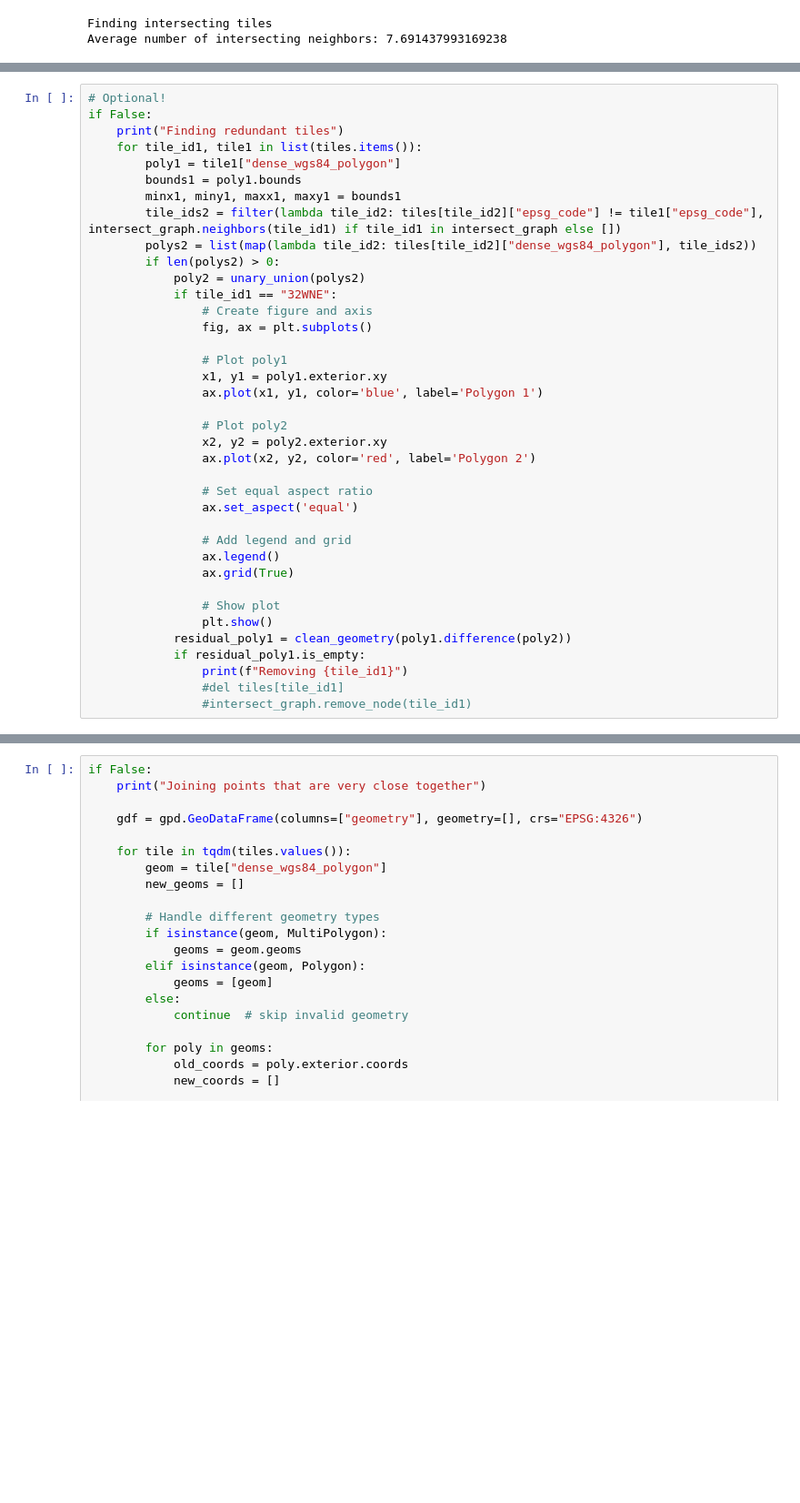
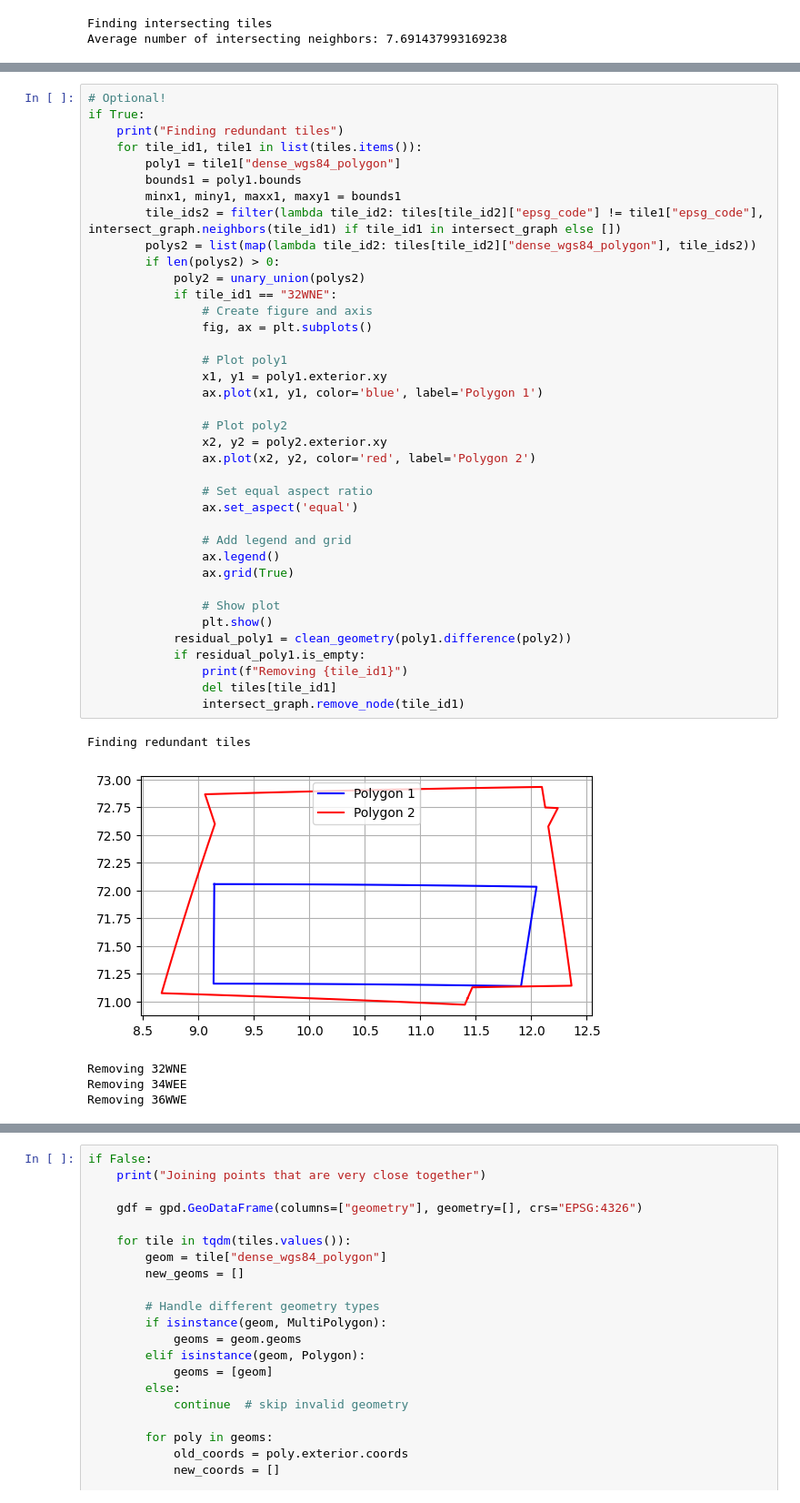
Before and after one commit to hamk-uas/preferred-tile, a Jupyter notebook: create_grid.ipynb, the cells around one changed output, grey strips where cells are left out. Shown at 91% size. Saved outputs shown, nothing was run; the diff lists cells and outputs as text; blank space fills up the shorter version.

```diff
--- a/create_grid.ipynb
+++ b/create_grid.ipynb
@@ -263,41 +381,47 @@ display(list(intersect_graph.neighbors("31TGF")))
 # %%
 # Optional!
-if False:
+if True:
     print("Finding redundant tiles")
     for tile_id1, tile1 in list(tiles.items()):
         poly1 = tile1["dense_wgs84_polygon"]
         bounds1 = poly1.bounds
         minx1, miny1, maxx1, maxy1 = bounds1
         tile_ids2 = filter(lambda tile_id2: tiles[tile_id2]["epsg_code"] != tile1["epsg_code"], intersect_graph.neighbors(tile_id1) if tile_id1 in intersect_graph else [])
         polys2 = list(map(lambda tile_id2: tiles[tile_id2]["dense_wgs84_polygon"], tile_ids2))
         if len(polys2) > 0:
             poly2 = unary_union(polys2)
             if tile_id1 == "32WNE":
                 # Create figure and axis
                 fig, ax = plt.subplots()
 
                 # Plot poly1
                 x1, y1 = poly1.exterior.xy
                 ax.plot(x1, y1, color='blue', label='Polygon 1')
 
                 # Plot poly2
                 x2, y2 = poly2.exterior.xy
                 ax.plot(x2, y2, color='red', label='Polygon 2')
 
                 # Set equal aspect ratio
                 ax.set_aspect('equal')
 
                 # Add legend and grid
                 ax.legend()
                 ax.grid(True)
 
                 # Show plot
                 plt.show()
             residual_poly1 = clean_geometry(poly1.difference(poly2))
             if residual_poly1.is_empty:
                 print(f"Removing {tile_id1}")
-                #del tiles[tile_id1]
-                #intersect_graph.remove_node(tile_id1)
+                del tiles[tile_id1]
+                intersect_graph.remove_node(tile_id1)
+# %% [output]
+Finding redundant tiles
+[figure, added]
+Removing 32WNE
+Removing 34WEE
+Removing 36WWE
 # %%
 # Split intersections across UTM zones by splitting at the mean of the central meridian of the UTM zones.
 for tile_id1, tile1 in tiles.items():
```
Also changed, not shown: parts of 10 cells of this notebook.
